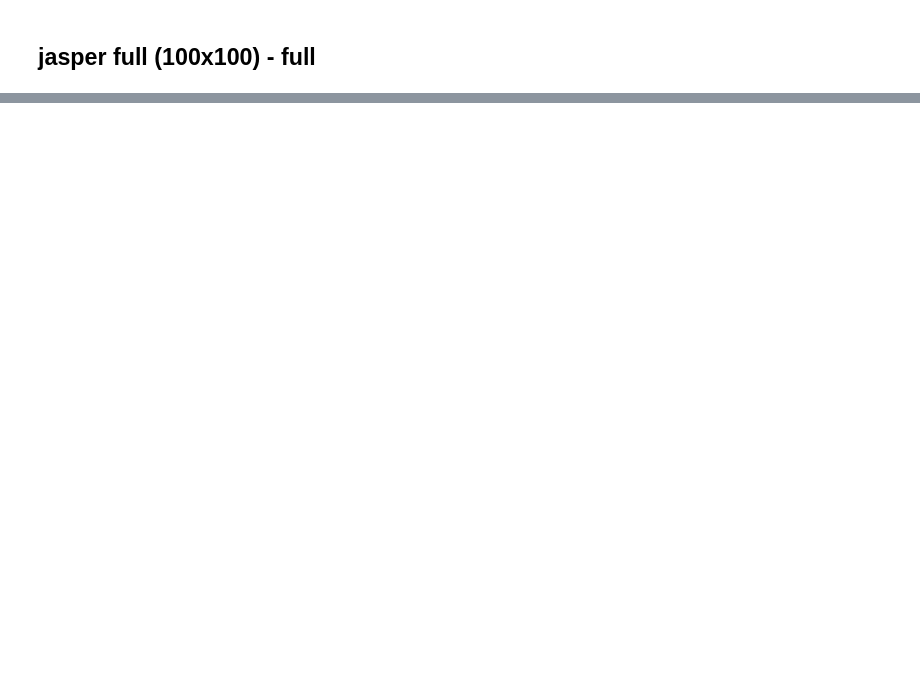
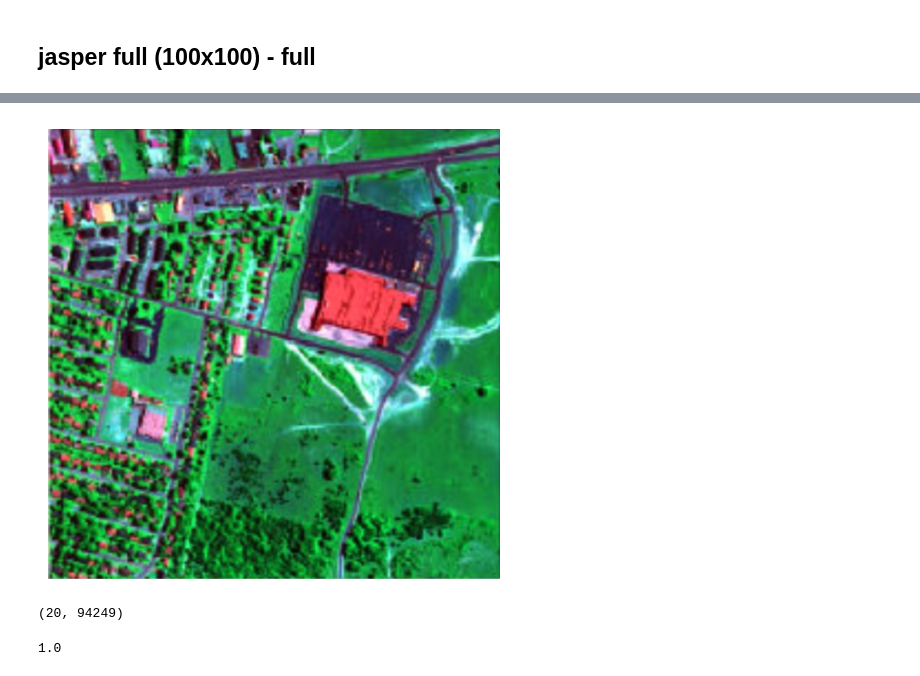
Before and after one commit to waqasbinhamed/sonnmf, a Jupyter notebook: experimental/notebooks/plots for article.ipynb, the cells around one changed output, grey strips where cells are left out. Saved outputs shown, nothing was run; the diff lists cells and outputs as text; code cells hidden in the pictures; blank space fills up the shorter version.

```diff
--- a/experimental/notebooks/plots for article.ipynb
+++ b/experimental/notebooks/plots for article.ipynb
@@ -359,0 +421,37 @@ plot_combined_H(new_H, (100, 100), (12, 3), num_rows=1, filename='../for_article
+# %%
+import matplotlib.pyplot as plt
+import matplotlib.patches as patches
+from mpl_toolkits.axes_grid1 import make_axes_locatable
+
+# Plot the matrix with imshow
+# img = plt.imshow(jasper_3d[80, :, :], cmap='gray')
+img = plt.imread('../for_article/urban.png')
+
+# Plot the image with imshow
+plt.imshow(img)
+# Add a rectangular box around the region of interest
+# rect1 = patches.Rectangle((0, 62), 8, 8, linewidth=2, edgecolor='r', facecolor='none') # jasper_small_6
+# rect2 = patches.Rectangle((30, 10), 10, 10, linewidth=2, edgecolor='r', facecolor='none') # jasper_small_2
+# rect3 = patches.Rectangle((0, 0), 99, 99, linewidth=2, edgecolor='r', facecolor='none')
+
+# # Add the rectangles to the plot
+# ax = plt.gca()
+# ax.add_patch(rect1)
+# ax.add_patch(rect2)
+# ax.add_patch(rect3)
+
+# # Add numbering to the rectangles
+# ax.text(-4, 67, "1", color='r', fontsize=30, ha='center', va='center')
+# ax.text(35, 16, "2", color='r', fontsize=30, ha='center', va='center')
+# ax.text(106, 98, "3", color='r', fontsize=30, ha='right', va='bottom')
+
+# Turn off the axis labels and tick marks
+plt.axis(False)
+
+# Adjust the layout of the plot
+plt.tight_layout()
+plt.savefig('../for_article/urban.pdf')
+# Show the plot
+# plt.show()
+# %% [output]
+[figure, added]
@@ -359,0 +467,8 @@ plot_combined_H(new_H, (100, 100), (12, 3), num_rows=1, filename='../for_article
+# %%
+H.shape
+# %% [output]
+(20, 94249)
+# %%
+H[:,0].sum()
+# %% [output]
+1.0
```
Also changed, not shown: parts of 15 cells of this notebook, 8 other files.
